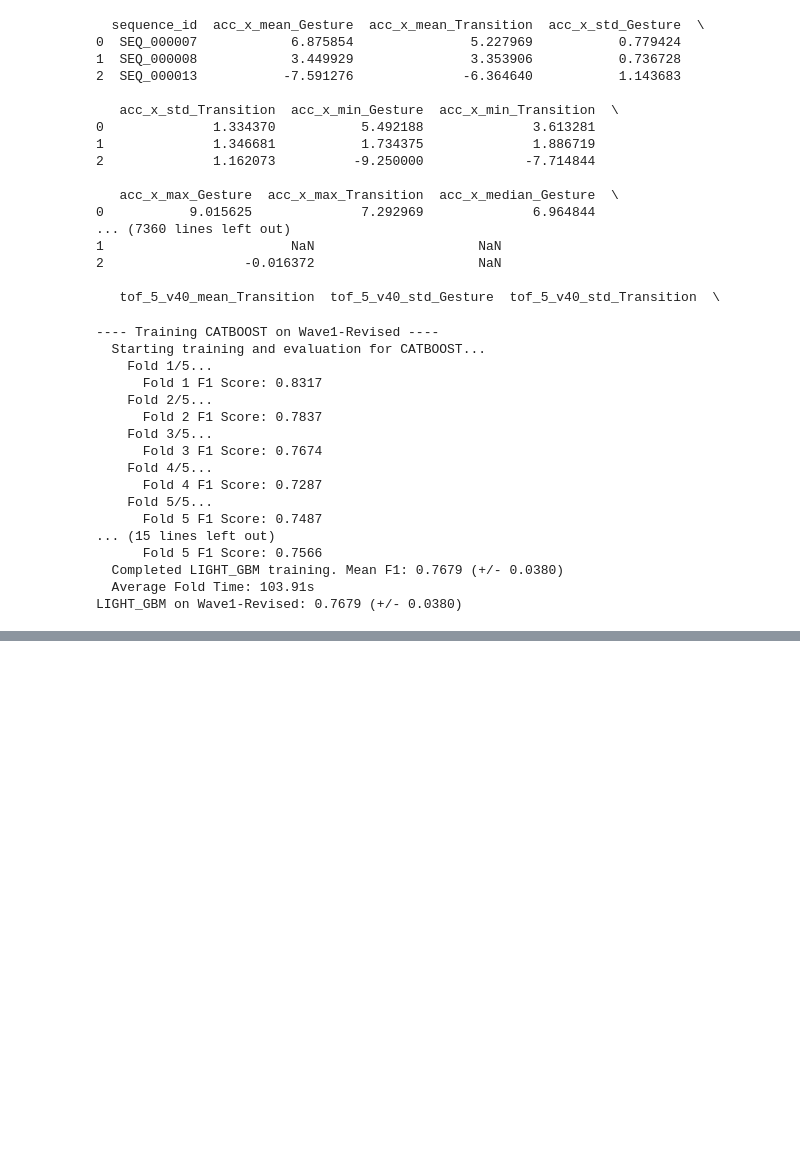
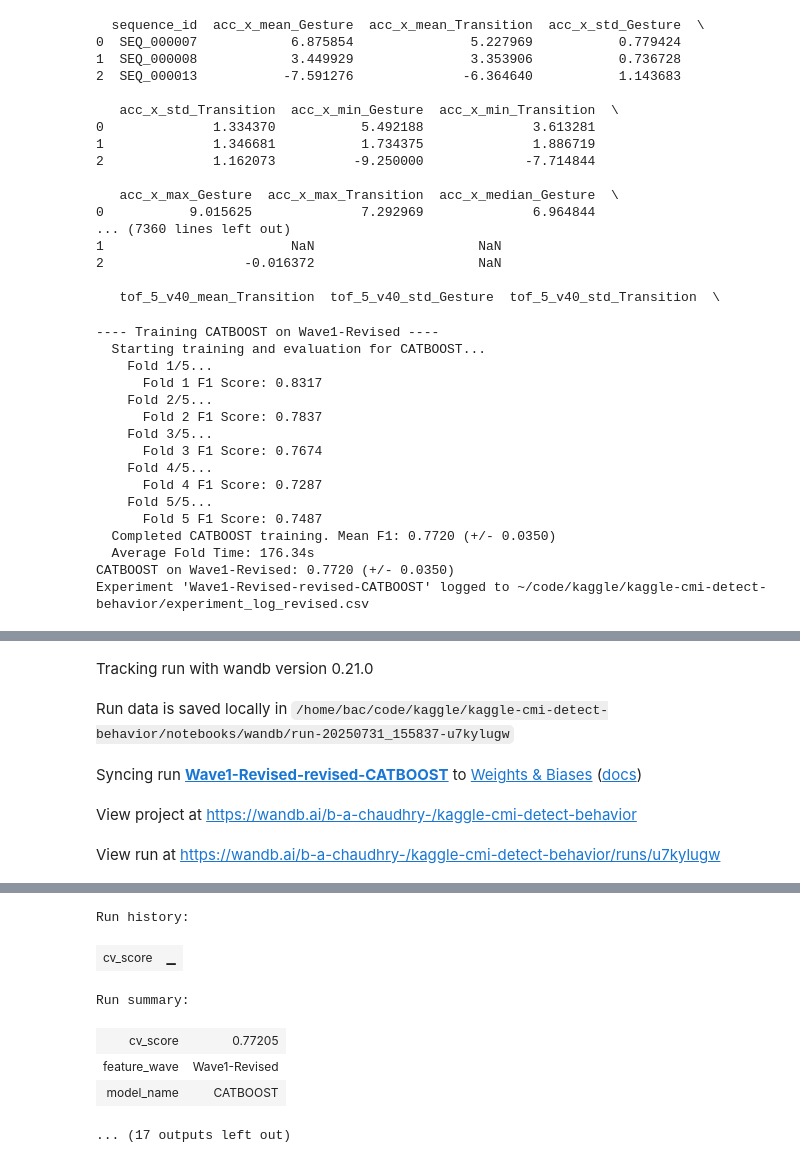
Before and after one commit to bachaudhry/kaggle-cmi-detect-behavior, a Jupyter notebook: notebooks/02-revised-baseline.ipynb, the cells around one changed output, grey strips where cells are left out. Saved outputs shown, nothing was run; the diff lists cells and outputs as text; code cells hidden in the pictures; blank space fills up the shorter version.

Commit message:
model comparisons and exports

```diff
--- a/notebooks/02-revised-baseline.ipynb
+++ b/notebooks/02-revised-baseline.ipynb
@@ -330,7 +330,7 @@ def train_and_evaluate_model(X: pd.DataFrame, y: pd.Series, groups: pd.Series,
         'models': models # Return models for potential later use
     }
 # %%
-EXPERIMENT_NAME = "Wave0-Revised"
+FEATURE_WAVE = "Wave0-Revised"
 
 # Prepare data for training
 feature_cols_wave0 = [col for col in features_df_wave0.columns if col not in ['sequence_id', 'subject', 'gesture', 'gesture_encoded']]
@@ -342,6 +342,7 @@ groups_wave0 = features_df_wave0['subject']
 results_wave0 = {}
 for model_key in ['catboost', 'light_gbm']:
     print(f"\n--- Training {model_key.upper()} on {FEATURE_WAVE} ---")
+    EXPERIMENT_NAME = f"{FEATURE_WAVE}-{model_key.upper()}"
     result = train_and_evaluate_model(
         X=X_wave0, y=y_wave0,
         groups=groups_wave0,
@@ -353,9 +354,9 @@ for model_key in ['catboost', 'light_gbm']:
     results_wave0[model_key] = result
     print(f"{result['model_name']} on {FEATURE_WAVE}: {result['mean_f1']:.4f} (+/- {result['std_f1']:.4f})")
 
-    tracker.log_experiment(
-    experiment_name=EXPERIMENT_NAME, model_name=model_key.upper(), feature_wave=FEATURE_WAVE,
-    cv_score=result['mean_f1'], params=MODEL_PARAMS[model_key],
-    notes="Testing revised experimentation loop"
-    )
+    #tracker.log_experiment(
+    #experiment_name=EXPERIMENT_NAME, model_name=model_key.upper(), feature_wave=FEATURE_WAVE,
+    #cv_score=result['mean_f1'], params=MODEL_PARAMS[model_key],
+    #notes="Testing revised experimentation loop"
+    #)
 # %% [output]
@@ -497,13 +486,25 @@ groups_wave1 = features_df_wave1['subject']
 results_wave1 = {}
 for model_key in ['catboost', 'light_gbm']:
     print(f"\n---- Training {model_key.upper()} on {FEATURE_WAVE} ----")
+    EXPERIMENT_NAME = f"{FEATURE_WAVE}-revised-{model_key.upper()}"
+
     result = train_and_evaluate_model(
-        X=X_wave1, y=y_wave1, groups=groups_wave1,
-        model_type=model_key, model_params=MODEL_PARAMS[model_key],
-        cv_splits=N_SPLITS, random_seed=SEED
+        X=X_wave1,
+        y=y_wave1,
+        groups=groups_wave1,
+        model_type=model_key,
+        model_params=MODEL_PARAMS[model_key],
+        cv_splits=N_SPLITS,
+        random_seed=SEED
     )
     results_wave1[model_key] = result
     print(f"{result['model_name']} on {FEATURE_WAVE}: {result['mean_f1']:.4f} (+/- {result['std_f1']:.4f})")
+
+    tracker.log_experiment(
+    experiment_name=EXPERIMENT_NAME, model_name=model_key.upper(), feature_wave=FEATURE_WAVE,
+    cv_score=result['mean_f1'], params=MODEL_PARAMS[model_key],
+    notes="Revised loop for wave-1"
+    )
 # %% [output]
 ---- Training CATBOOST on Wave1-Revised ----
   Starting training and evaluation for CATBOOST...
@@ -517,8 +518,7 @@ for model_key in ['catboost', 'light_gbm']:
       Fold 4 F1 Score: 0.7287
     Fold 5/5...
       Fold 5 F1 Score: 0.7487
-... (15 lines left out)
-      Fold 5 F1 Score: 0.7566
-  Completed LIGHT_GBM training. Mean F1: 0.7679 (+/- 0.0380)
-  Average Fold Time: 103.91s
-LIGHT_GBM on Wave1-Revised: 0.7679 (+/- 0.0380)
+  Completed CATBOOST training. Mean F1: 0.7720 (+/- 0.0350)
+  Average Fold Time: 176.34s
+CATBOOST on Wave1-Revised: 0.7720 (+/- 0.0350)
+Experiment 'Wave1-Revised-revised-CATBOOST' logged to ~/code/kaggle/kaggle-cmi-detect-behavior/experiment_log_revised.csv
@@ -524,0 +527,5 @@ LIGHT_GBM on Wave1-Revised: 0.7679 (+/- 0.0380)
+Tracking run with wandb version 0.21.0
+Run data is saved locally in /home/bac/code/kaggle/kaggle-cmi-detect-behavior/notebooks/wandb/run-20250731_155837-u7kylugw
+Syncing run Wave1-Revised-revised-CATBOOST to Weights & Biases (docs)
+View project at https://wandb.ai/b-a-chaudhry-/kaggle-cmi-detect-behavior
+View run at https://wandb.ai/b-a-chaudhry-/kaggle-cmi-detect-behavior/runs/u7kylugw
@@ -524,0 +533,7 @@ LIGHT_GBM on Wave1-Revised: 0.7679 (+/- 0.0380)
+Run history:
+| cv_score | ▁ |
+Run summary:
+| cv_score | 0.77205 |
+| feature_wave | Wave1-Revised |
+| model_name | CATBOOST |
+... (17 outputs left out)
```
Also changed, not shown: parts of 11 cells of this notebook.
